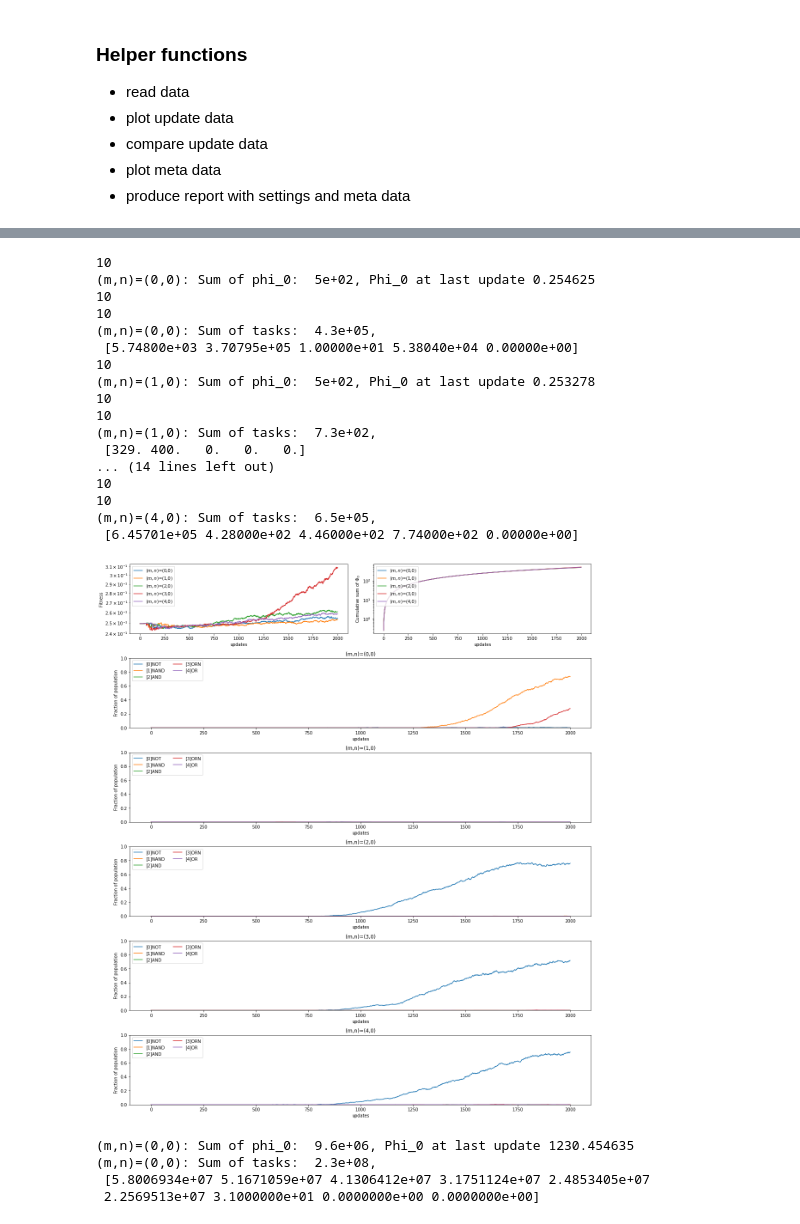
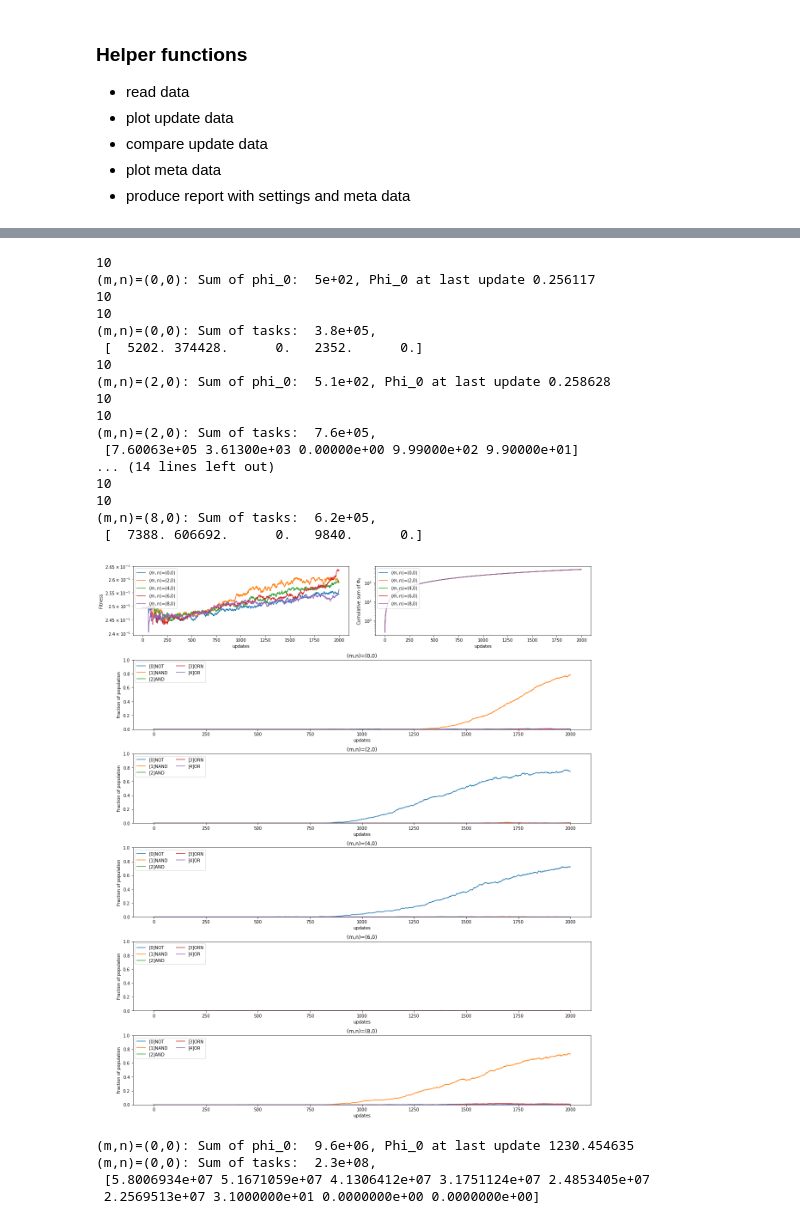
Before and after one commit to Tompolompo/AvidaAGI, a Jupyter notebook: AGIworkbook.ipynb, the cells around one changed output, grey strips where cells are left out. Drawn from its saved outputs; the diff is of its cells as text; code cells hidden in the pictures.

```diff
--- a/AGIworkbook.ipynb
+++ b/AGIworkbook.ipynb
@@ -57,7 +54,7 @@ def plot_edit_distances(ax1, ax2, chromosome_length=9):
     ax2.plot(distance, '-o')
     ax2.set(xlabel="m", ylabel="cumulative edit distance")
 # %%
-def read_update_data(M, N, chromosome_length=9, run_name="run"):
+def read_update_data(M, N, run_name="run"):
     data = np.genfromtxt(f"./cbuild/work/data/AGIdata/{run_name}/meta/M{M}/N{N}.csv", delimiter=',', skip_header=1)
     update=data[:,0]
     gen=data[:,1]
@@ -193,24 +193,24 @@ Best fintess per meta generation and the corresponding chromosomes
 # %%
-compare_meta_runs(M=[i for i in range(0,5)], N=[0 for i in range(0,5)], run_name="run")
+compare_meta_runs(M=[i for i in range(0,10,2)], N=[0 for i in range(0,10,2)], run_name="run")
 # %% [output]
 10
-(m,n)=(0,0): Sum of phi_0:  5e+02, Phi_0 at last update 0.254625
+(m,n)=(0,0): Sum of phi_0:  5e+02, Phi_0 at last update 0.256117
 10
 10
-(m,n)=(0,0): Sum of tasks:  4.3e+05,
- [5.74800e+03 3.70795e+05 1.00000e+01 5.38040e+04 0.00000e+00]
+(m,n)=(0,0): Sum of tasks:  3.8e+05,
+ [  5202. 374428.      0.   2352.      0.]
 10
-(m,n)=(1,0): Sum of phi_0:  5e+02, Phi_0 at last update 0.253278
+(m,n)=(2,0): Sum of phi_0:  5.1e+02, Phi_0 at last update 0.258628
 10
 10
-(m,n)=(1,0): Sum of tasks:  7.3e+02,
- [329. 400.   0.   0.   0.]
+(m,n)=(2,0): Sum of tasks:  7.6e+05,
+ [7.60063e+05 3.61300e+03 0.00000e+00 9.99000e+02 9.90000e+01]
 ... (14 lines left out)
 10
 10
-(m,n)=(4,0): Sum of tasks:  6.5e+05,
- [6.45701e+05 4.28000e+02 4.46000e+02 7.74000e+02 0.00000e+00]
+(m,n)=(8,0): Sum of tasks:  6.2e+05,
+ [  7388. 606692.      0.   9840.      0.]
-[figure, old version]
+[figure, new version]
 # %%
 fig, axs = plt.subplots(2,1, figsize=(12,5))
 ax=axs[0]
```
Also changed, not shown: parts of 7 cells of this notebook, 1 other file.
